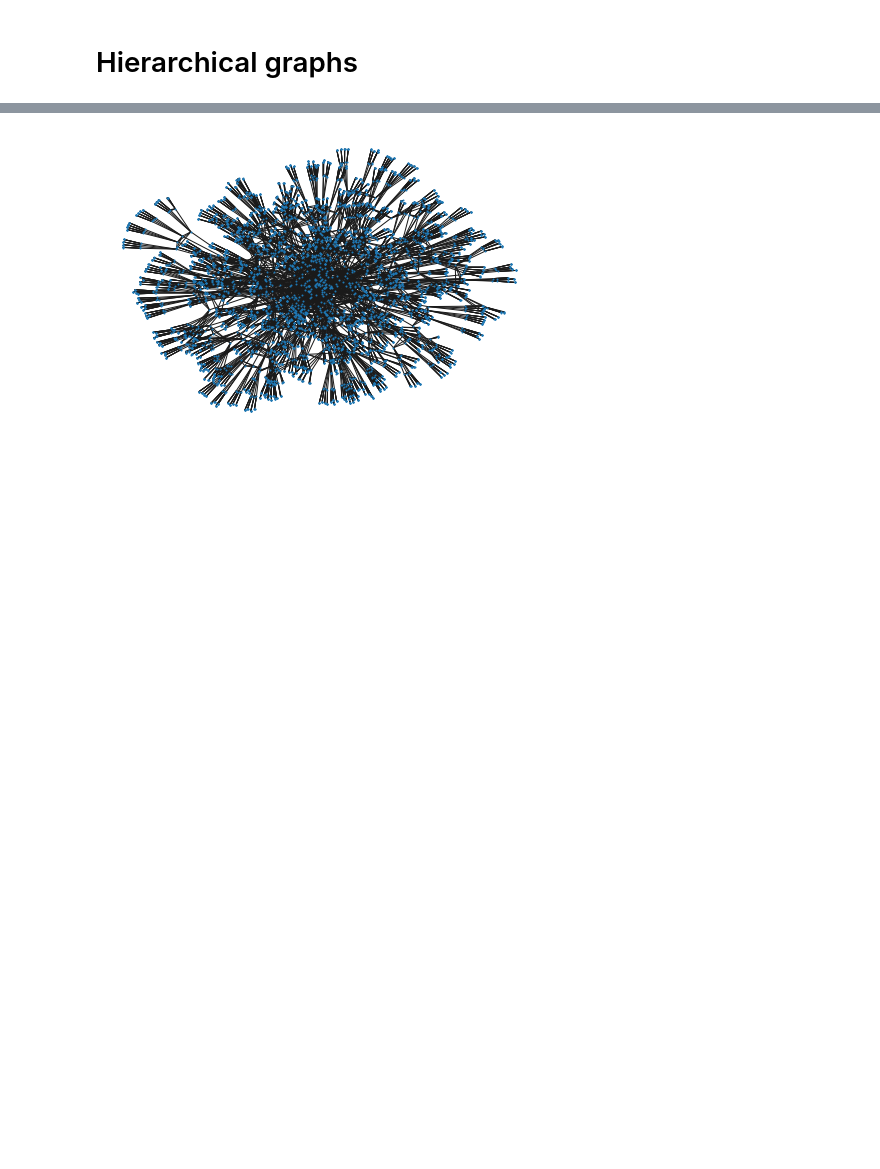
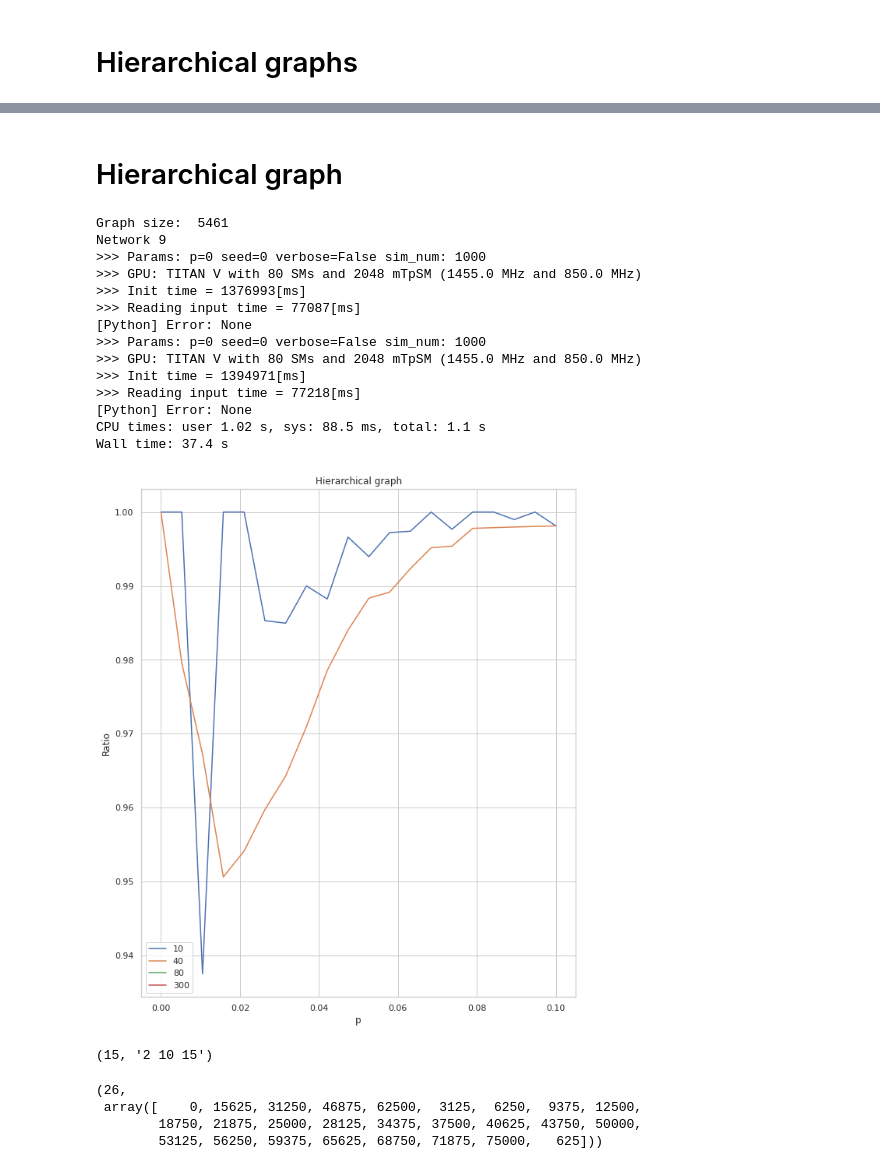
Before and after one commit to dczifra/epidemic_seeding, a Jupyter notebook: scripts/research/switchover_conditions.ipynb, the cells around one changed output, grey strips where cells are left out. Drawn from its saved outputs; the diff is of its cells as text; code cells hidden in the pictures; blank space fills up the shorter version.

```diff
--- a/scripts/research/switchover_conditions.ipynb
+++ b/scripts/research/switchover_conditions.ipynb
@@ -168,11 +155,0 @@ len(graph)
-# %%
-ss = [10,20,40,60]
-
-inp_args = {
-    "--s_nonlin": str(len(ss))+" "+" ".join([str(s) for s in ss]),
-    "--seed":0,
-    "--mode":"simulation",
-    "--verbose":False,
-    "sim_num":500,
-    "log_folder":"data"
-}
@@ -243,6 +219,40 @@ Wall time: 4.21 s
-# %%
-#pos = nx.shell_layout(graph, shells)
-nx.draw(graph, node_size=1)
-plt.show()
-# %% [output]
-[figure, removed]
+# %% [markdown]
+# Hierarchical graph
+# %%
+%%time
+
+ss = [10,40,80,300]
+inp_args["--sim_num"]=1000
+
+centrum = list(range(341))
+graph,shells = get_hierarchical_graph(6, head={"n":341, "p1":0.1, "p2":0.000})
+
+run_percolation(graph, centrum, ss, np.linspace(0,0.1, 20))
+plot_percolation(ss)
+# %% [output]
+Graph size:  5461
+Network 9
+>>> Params: p=0 seed=0 verbose=False sim_num: 1000
+>>> GPU: TITAN V with 80 SMs and 2048 mTpSM (1455.0 MHz and 850.0 MHz)
+>>> Init time = 1376993[ms]
+>>> Reading input time = 77087[ms]
+[Python] Error: None
+>>> Params: p=0 seed=0 verbose=False sim_num: 1000
+>>> GPU: TITAN V with 80 SMs and 2048 mTpSM (1455.0 MHz and 850.0 MHz)
+>>> Init time = 1394971[ms]
+>>> Reading input time = 77218[ms]
+[Python] Error: None
+CPU times: user 1.02 s, sys: 88.5 ms, total: 1.1 s
+Wall time: 37.4 s
+[figure, added]
+# %%
+max(ss), inp_args["--s_nonlin"]
+# %% [output]
+(15, '2 10 15')
+# %%
+len(set(centrum)), centrum
+# %% [output]
+(26,
+ array([    0, 15625, 31250, 46875, 62500,  3125,  6250,  9375, 12500,
+        18750, 21875, 25000, 28125, 34375, 37500, 40625, 43750, 50000,
+        53125, 56250, 59375, 65625, 68750, 71875, 75000,   625]))
```
Also changed, not shown: parts of 23 cells of this notebook, 5 other files.
